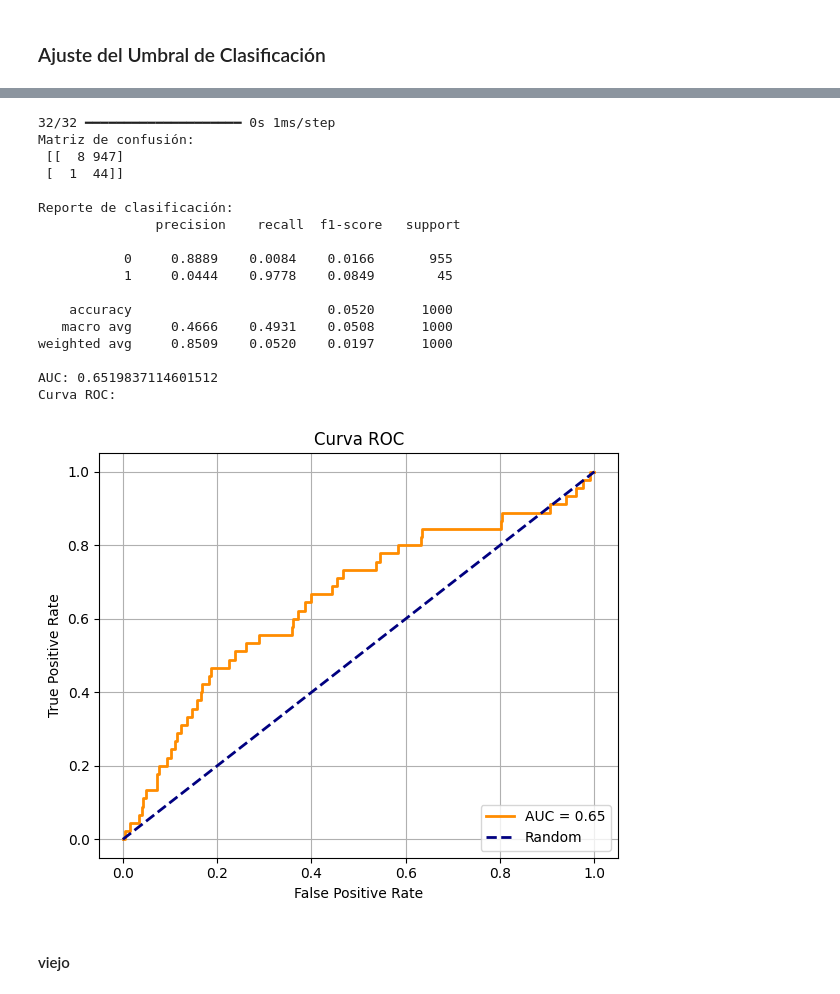
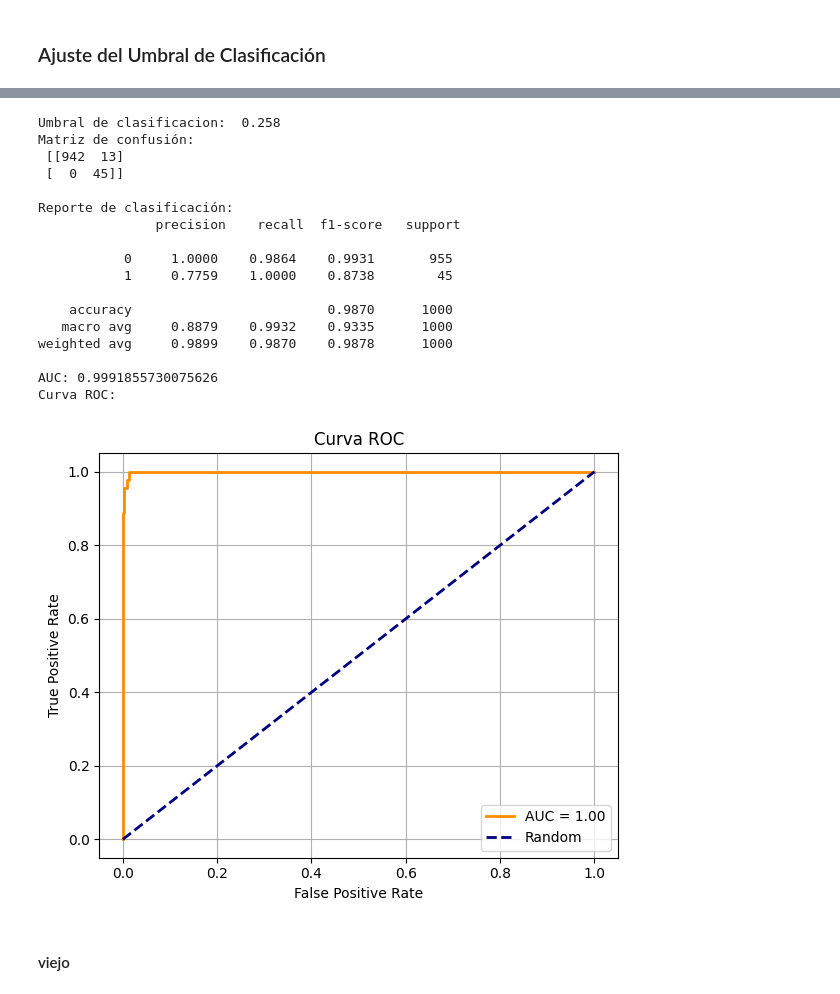
Before and after one commit to Camilabperez/Deteccion-fraude-ML, a Jupyter notebook: training/fraud-detection.ipynb, the cells around one changed output, grey strips where cells are left out. Saved outputs shown, nothing was run; the diff lists cells and outputs as text; code cells hidden in the pictures.

```diff
--- a/training/fraud-detection.ipynb
+++ b/training/fraud-detection.ipynb
@@ -671,3 +737,22 @@ pre = ColumnTransformer(
+# %%
+class TargetMeanEncoder(BaseEstimator, TransformerMixin):
+    def __init__(self, col, y_col='__target__', m=10.0, out_col=None):
+        self.col=col; self.y_col=y_col; self.m=m; self.out_col=out_col or f'{col}_te'
+        self.map_=None; self.global_=None
+
+    def fit(self, X, y=None):
+        X_ = X.copy()
+        if y is not None and self.y_col not in X_.columns:
+            X_[self.y_col] = y
+        self.global_ = float(X_[self.y_col].mean())
+        stats = X_.groupby(self.col)[self.y_col].agg(['mean','count'])
+        self.map_ = ((stats['mean']*stats['count'] + self.m*self.global_) / (stats['count']+self.m)).to_dict()
+        return self
+
+    def transform(self, X):
+        X = X.copy()
+        X[self.out_col] = X[self.col].map(self.map_).fillna(self.global_)
+        return X
 # %%
 # Validacion de FE
 rcg = RareCategoryGrouper(col='Category', min_freq=20)
@@ -2001,20 +2253,26 @@ pipeline = ImbPipeline(steps=[
         add_hour_cyc=True, night_hours=(0,6)
     )),
     ('grp', GroupStatsByID(id_col='CustomerID', score_col='AnomalyScore', m=5.0)),
+    ('cust_hist', HistoryByID(id_col='CustomerID', ts_col='Timestamp',
+                              amount_col='TransactionAmount', m=10.0, prefix='cust')),
+    ('mch_hist', HistoryByID(id_col='MerchantID', ts_col='Timestamp',
+                             amount_col='TransactionAmount', m=10.0, prefix='mch')),
+    ('pair_hist', PairHistory(cust_col='CustomerID', merch_col='MerchantID',
+                              ts_col='Timestamp', prefix='pair')),
+    ('cat_te', TargetMeanEncoder(col='Category', m=10.0)),
     ('pre', pre),
-    ('under', RandomUnderSampler(sampling_strategy=0.3, random_state=42)),
-    ('smote', SMOTE(random_state=42)),
-    ('scaler', StandardScaler()),
     ('astype', FunctionTransformer(lambda X: X.astype('float32'))),
-    ('clf', MyKerasClassifier(epochs=50, random_state=42))
+    ('clf', MyKerasClassifier(epochs=50, random_state=42, early_stopping=True, patience=5, val_split=0.1,
+        loss_type='bce'  # <- BCE por defecto
+    ))
 ])
 
 grid_search = GridSearchCV(
     estimator = pipeline,
-    param_grid = param_grid_4,
+    param_grid = param_grid_5,
     scoring = scoring,
-    refit = 'auprc',
-    cv = StratifiedKFold(n_splits=5, shuffle=True, random_state=42),
+    refit = 'auc',
+    cv = cv,
     verbose=2,
     n_jobs=-1,
     return_train_score=True
@@ -2029,4 +2287,6 @@ print("Mejor puntuación:", grid_search.best_score_)
 results_df = pd.DataFrame(grid_search.cv_results_)
 results_df["auc_gap"] = results_df["mean_train_auc"] - results_df["mean_test_auc"]
 results_df.to_csv("resultados/red_neuronal_grid_search.csv", index=False, sep='|', decimal=',')
+
+# Mejor puntuación: 0.557998836532868
 # %% [output]
@@ -2060,48 +2317,49 @@ best_pipeline = grid_search.best_estimator_
 
 y_proba = best_pipeline.predict_proba(x_data_raw)[:, 1]  # Probabilidad de clase 1
 
-y_pred = (y_proba >= 0.4).astype(int)
+y_pred = (y_proba >= 0.23).astype(int)
 
+print("Umbral de clasificacion: ", 0.258)
 print("Matriz de confusión:\n", confusion_matrix(y_data, y_pred))
 print("\nReporte de clasificación:\n", classification_report(y_data, y_pred, digits=4))
 print("AUC:", roc_auc_score(y_data, y_proba))
 
 
 # Calcula la curva ROC
 fpr, tpr, thresholds = roc_curve(y_data, y_proba)
 roc_auc = auc(fpr, tpr)
 
 # Plot
 print("Curva ROC:\n")
 plt.figure(figsize=(6, 5))
 plt.plot(fpr, tpr, color='darkorange', lw=2, label=f'AUC = {roc_auc:.2f}')
 plt.plot([0, 1], [0, 1], color='navy', lw=2, linestyle='--', label='Random')
 plt.xlabel('False Positive Rate')
 plt.ylabel('True Positive Rate')
 plt.title('Curva ROC')
 plt.legend(loc="lower right")
 plt.grid()
 plt.tight_layout()
 plt.show()
 # %% [output]
-32/32 ━━━━━━━━━━━━━━━━━━━━ 0s 1ms/step
+Umbral de clasificacion:  0.258
 Matriz de confusión:
- [[  8 947]
- [  1  44]]
+ [[942  13]
+ [  0  45]]
 
 Reporte de clasificación:
                precision    recall  f1-score   support
 
-           0     0.8889    0.0084    0.0166       955
-           1     0.0444    0.9778    0.0849        45
+           0     1.0000    0.9864    0.9931       955
+           1     0.7759    1.0000    0.8738        45
 
-    accuracy                         0.0520      1000
-   macro avg     0.4666    0.4931    0.0508      1000
-weighted avg     0.8509    0.0520    0.0197      1000
+    accuracy                         0.9870      1000
+   macro avg     0.8879    0.9932    0.9335      1000
+weighted avg     0.9899    0.9870    0.9878      1000
 
-AUC: 0.6519837114601512
+AUC: 0.9991855730075626
 Curva ROC:
-[figure, old version]
+[figure, new version]
 # %% [markdown]
 #### viejo
 # %%
```
Also changed, not shown: parts of 10 cells of this notebook.
